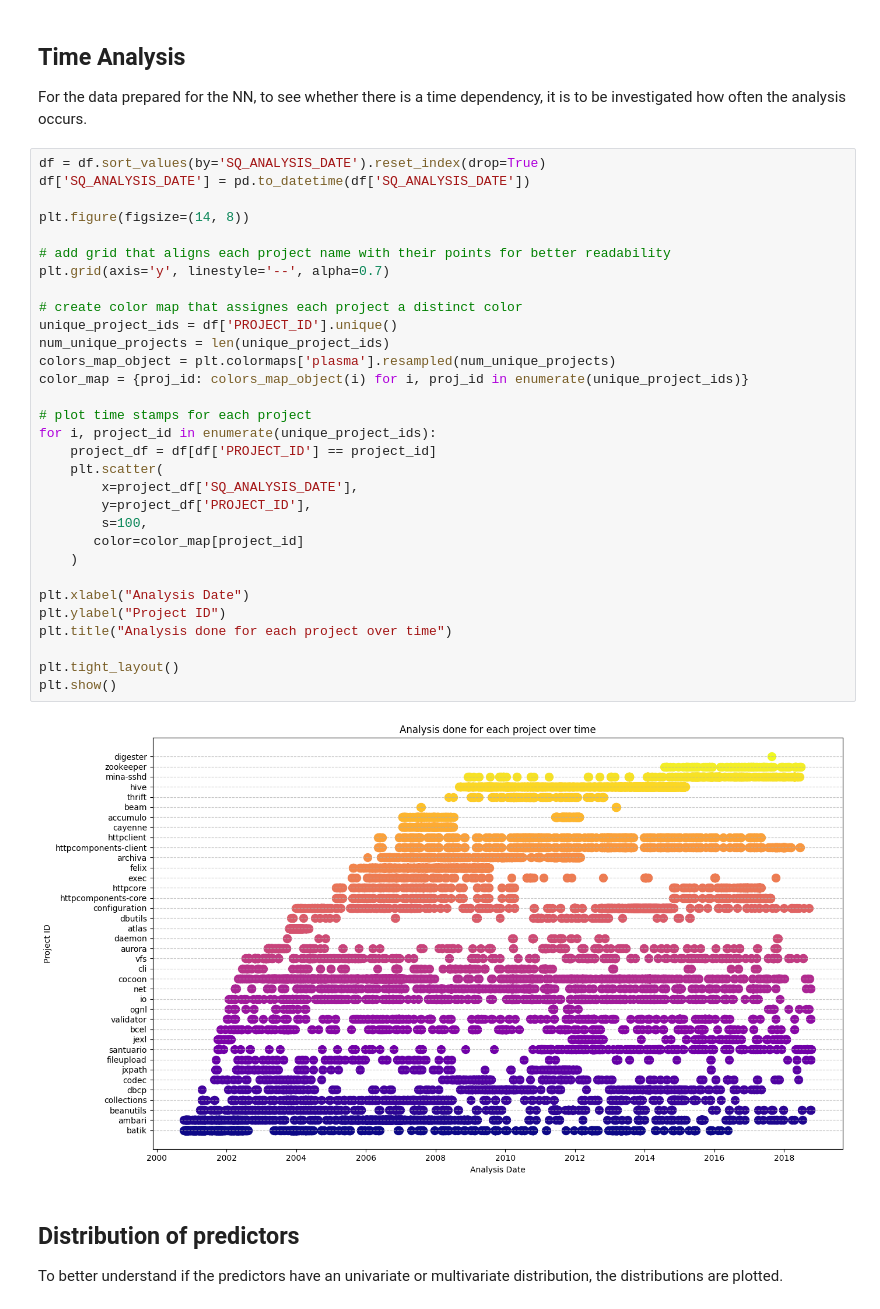
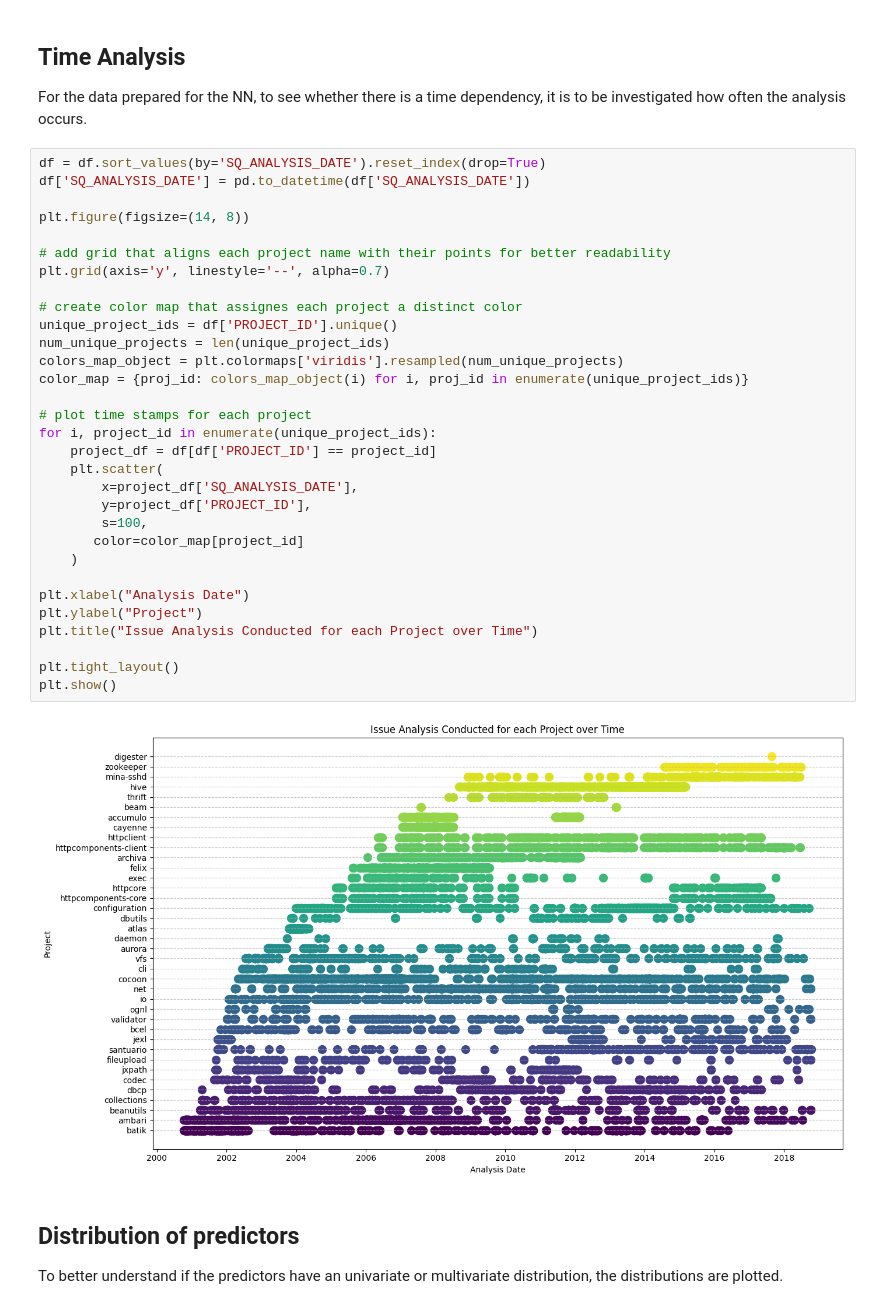
Before and after one commit to CarolineGraebelBHT/MasterProjectSonarQube, a Jupyter notebook: Scripts/Analysis/TagPrediction_Data_Analysis.ipynb, the cells around one changed output. Saved outputs shown, nothing was run; the diff lists cells and outputs as text.

```diff
--- a/Scripts/Analysis/TagPrediction_Data_Analysis.ipynb
+++ b/Scripts/Analysis/TagPrediction_Data_Analysis.ipynb
@@ -152,36 +152,36 @@ For the data prepared for the NN, to see whether there is a time dependency, it
 # %%
 df = df.sort_values(by='SQ_ANALYSIS_DATE').reset_index(drop=True)
 df['SQ_ANALYSIS_DATE'] = pd.to_datetime(df['SQ_ANALYSIS_DATE'])
 
 plt.figure(figsize=(14, 8))
 
 # add grid that aligns each project name with their points for better readability
 plt.grid(axis='y', linestyle='--', alpha=0.7)
 
 # create color map that assignes each project a distinct color
 unique_project_ids = df['PROJECT_ID'].unique()
 num_unique_projects = len(unique_project_ids)
-colors_map_object = plt.colormaps['plasma'].resampled(num_unique_projects)
+colors_map_object = plt.colormaps['viridis'].resampled(num_unique_projects)
 color_map = {proj_id: colors_map_object(i) for i, proj_id in enumerate(unique_project_ids)}
 
 # plot time stamps for each project
 for i, project_id in enumerate(unique_project_ids):
     project_df = df[df['PROJECT_ID'] == project_id]
     plt.scatter(
         x=project_df['SQ_ANALYSIS_DATE'],
         y=project_df['PROJECT_ID'],
         s=100,
        color=color_map[project_id]
     )
 
 plt.xlabel("Analysis Date")
-plt.ylabel("Project ID")
-plt.title("Analysis done for each project over time")
+plt.ylabel("Project")
+plt.title("Issue Analysis Conducted for each Project over Time")
 
 plt.tight_layout()
 plt.show()
 # %% [output]
-[figure, old version]
+[figure, new version]
 # %% [markdown]
 ## Distribution of predictors
 To better understand if the predictors have an univariate or multivariate distribution, the distributions are plotted.
```
Also changed, not shown: parts of 3 cells of this notebook, 2 other files.
